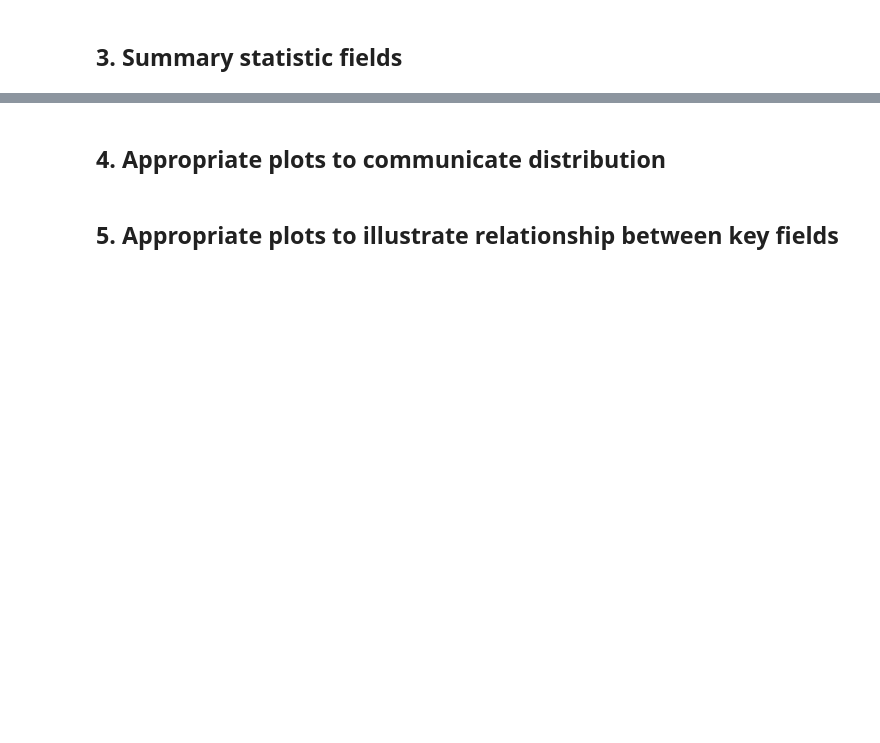
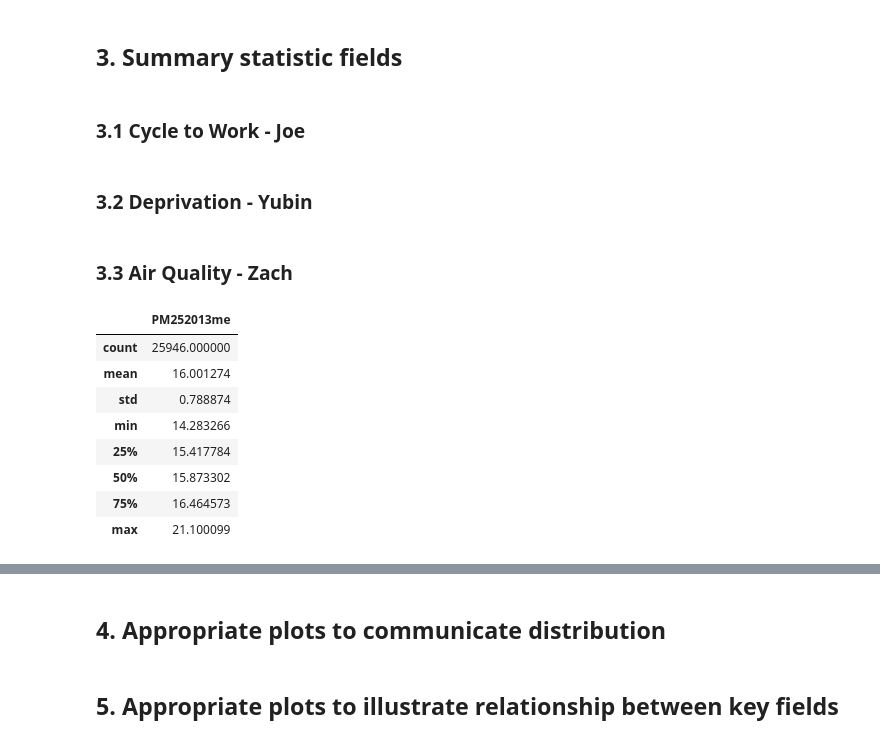
Before and after one commit to ZacharyP-E/qm_group25, a Jupyter notebook: qm_group_code.ipynb, the cells around one changed output, grey strips where cells are left out. Cells and saved outputs as stored; diff of their text form; code cells hidden in the pictures; blank space fills up the shorter version.

```diff
--- a/qm_group_code.ipynb
+++ b/qm_group_code.ipynb
@@ -123,2 +144,20 @@ aq_df = pd.read_csv("data/OA2_PM25_2013.csv")
 # %% [markdown]
 ## 3. Summary statistic fields
+# %% [markdown]
+### 3.1 Cycle to Work - Joe
+# %% [markdown]
+### 3.2 Deprivation - Yubin
+# %% [markdown]
+### 3.3 Air Quality - Zach
+# %%
+aq_df.describe()
+# %% [output]
+|  | PM252013me |
+| count | 25946.000000 |
+| mean | 16.001274 |
+| std | 0.788874 |
+| min | 14.283266 |
+| 25% | 15.417784 |
+| 50% | 15.873302 |
+| 75% | 16.464573 |
+| max | 21.100099 |
```
Also changed, not shown: parts of 11 cells of this notebook.
